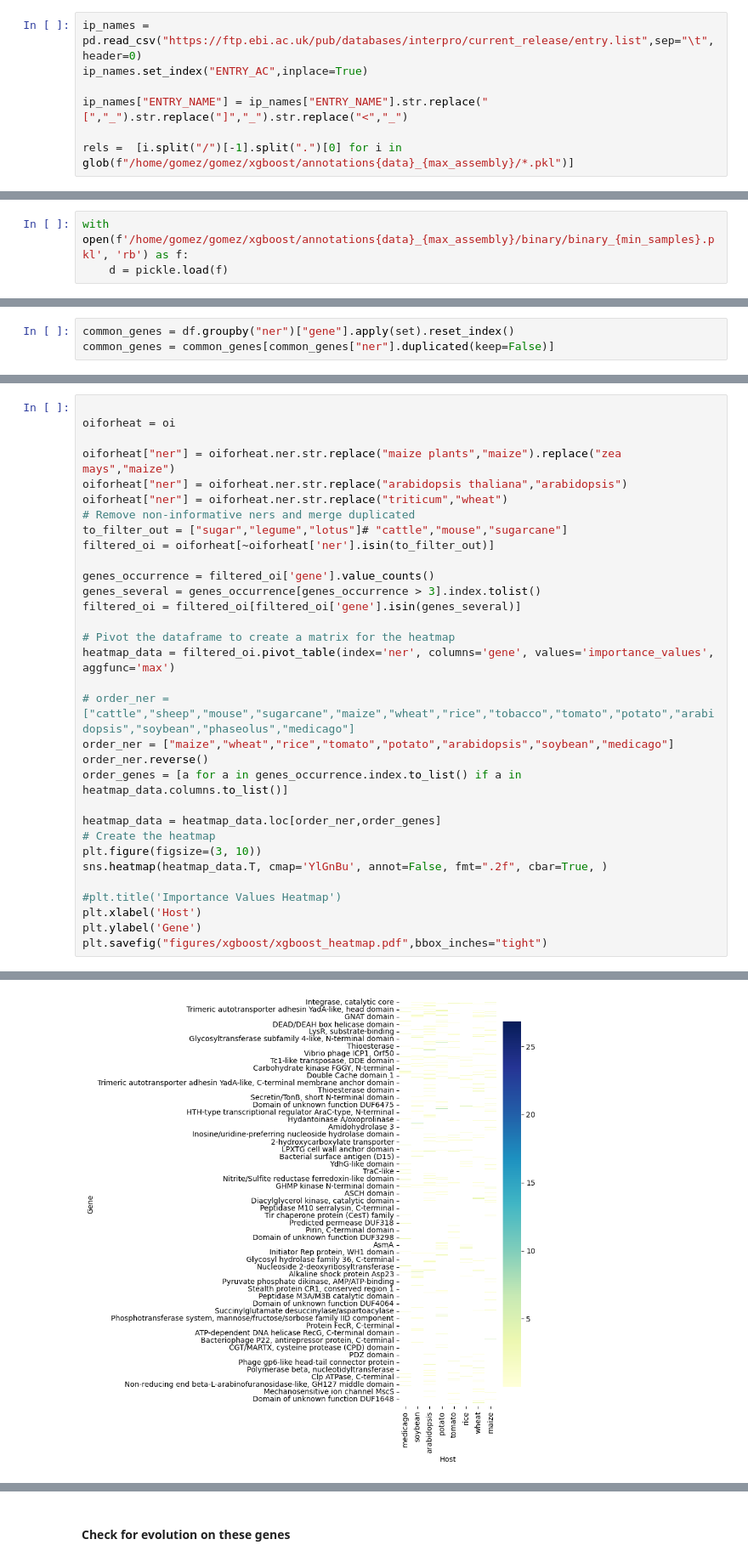
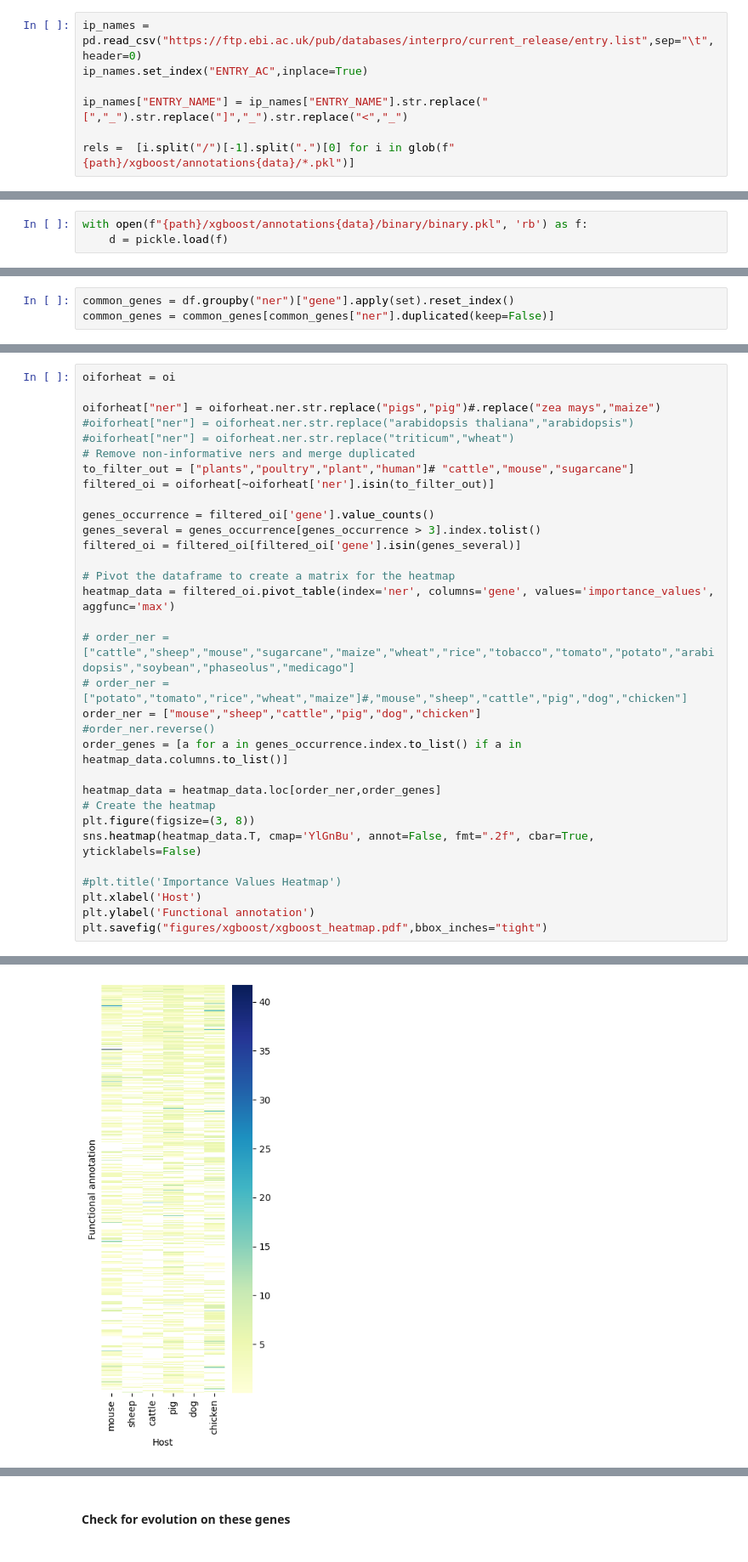
Before and after one commit to danielzmbp/NLP4Pheno, a Jupyter notebook: notebooks/analyze_xgboost_tidy.ipynb, the cells around one changed output, grey strips where cells are left out. Shown at 85% size. Saved outputs shown, nothing was run; the diff lists cells and outputs as text.

Commit message:
adapt xgboost to new pipeline

```diff
--- a/notebooks/analyze_xgboost_tidy.ipynb
+++ b/notebooks/analyze_xgboost_tidy.ipynb
@@ -28,9 +33,9 @@ ip_names.set_index("ENTRY_AC",inplace=True)
 
 ip_names["ENTRY_NAME"] = ip_names["ENTRY_NAME"].str.replace("[","_").str.replace("]","_").str.replace("<","_")
 
-rels =	[i.split("/")[-1].split(".")[0] for i in glob(f"/home/gomez/gomez/xgboost/annotations{data}_{max_assembly}/*.pkl")]
+rels =	[i.split("/")[-1].split(".")[0] for i in glob(f"{path}/xgboost/annotations{data}/*.pkl")]
 # %% [markdown]
 ### Read in the data
 # %%
-with open(f'/home/gomez/gomez/xgboost/annotations{data}_{max_assembly}/binary/binary_{min_samples}.pkl', 'rb') as f:
+with open(f"{path}/xgboost/annotations{data}/binary/binary.pkl", 'rb') as f:
 	d = pickle.load(f)
@@ -124,12 +204,11 @@ common_genes = common_genes[common_genes["ner"].duplicated(keep=False)]
 # %%
-
 oiforheat = oi
 
-oiforheat["ner"] = oiforheat.ner.str.replace("maize plants","maize").replace("zea mays","maize")
-oiforheat["ner"] = oiforheat.ner.str.replace("arabidopsis thaliana","arabidopsis")
-oiforheat["ner"] = oiforheat.ner.str.replace("triticum","wheat")
+oiforheat["ner"] = oiforheat.ner.str.replace("pigs","pig")#.replace("zea mays","maize")
+#oiforheat["ner"] = oiforheat.ner.str.replace("arabidopsis thaliana","arabidopsis")
+#oiforheat["ner"] = oiforheat.ner.str.replace("triticum","wheat")
 # Remove non-informative ners and merge duplicated
-to_filter_out = ["sugar","legume","lotus"]# "cattle","mouse","sugarcane"]
+to_filter_out = ["plants","poultry","plant","human"]# "cattle","mouse","sugarcane"]
 filtered_oi = oiforheat[~oiforheat['ner'].isin(to_filter_out)]
 
 genes_occurrence = filtered_oi['gene'].value_counts()
@@ -140,18 +219,19 @@ filtered_oi = filtered_oi[filtered_oi['gene'].isin(genes_several)]
 heatmap_data = filtered_oi.pivot_table(index='ner', columns='gene', values='importance_values', aggfunc='max')
 
 # order_ner = ["cattle","sheep","mouse","sugarcane","maize","wheat","rice","tobacco","tomato","potato","arabidopsis","soybean","phaseolus","medicago"]
-order_ner = ["maize","wheat","rice","tomato","potato","arabidopsis","soybean","medicago"]
-order_ner.reverse()
+# order_ner = ["potato","tomato","rice","wheat","maize"]#,"mouse","sheep","cattle","pig","dog","chicken"]
+order_ner = ["mouse","sheep","cattle","pig","dog","chicken"]
+#order_ner.reverse()
 order_genes = [a for a in genes_occurrence.index.to_list() if a in heatmap_data.columns.to_list()]
 
 heatmap_data = heatmap_data.loc[order_ner,order_genes]
 # Create the heatmap
-plt.figure(figsize=(3, 10))
-sns.heatmap(heatmap_data.T, cmap='YlGnBu', annot=False, fmt=".2f", cbar=True, )
+plt.figure(figsize=(3, 8))
+sns.heatmap(heatmap_data.T, cmap='YlGnBu', annot=False, fmt=".2f", cbar=True, yticklabels=False)
 
 #plt.title('Importance Values Heatmap')
 plt.xlabel('Host')
-plt.ylabel('Gene')
+plt.ylabel('Functional annotation')
 plt.savefig("figures/xgboost/xgboost_heatmap.pdf",bbox_inches="tight")
 # %% [output]
 A value is trying to be set on a copy of a slice from a DataFrame.
@@ -172 +242 @@ See the caveats in the documentation: https://pandas.pydata.org/pandas-docs/stab
-[figure, old version]
+[figure, new version]
```
Also changed, not shown: parts of 23 cells of this notebook, 3 other files.
